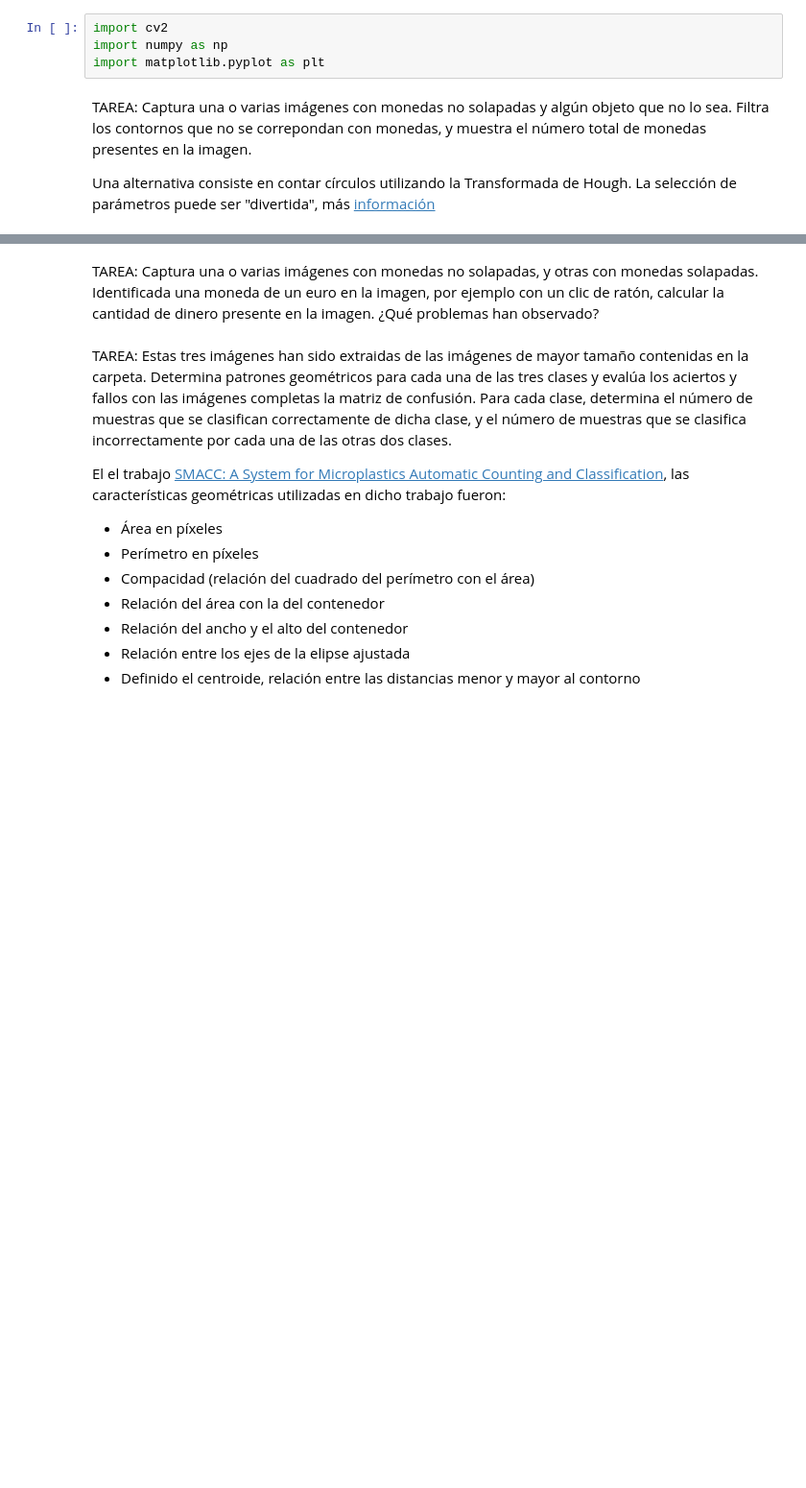
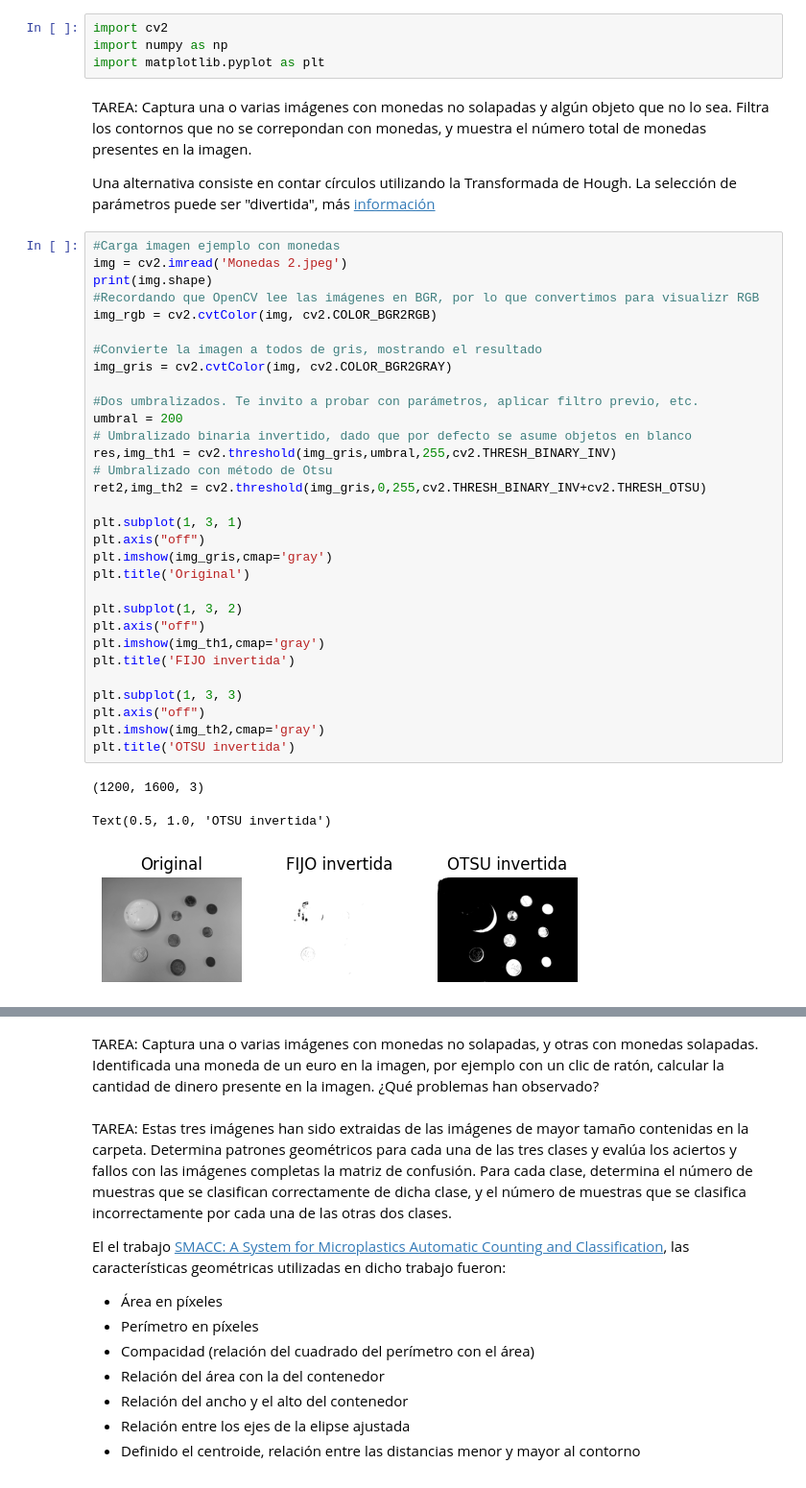
Before and after one commit to xskere/practicasVC, a Jupyter notebook: P3/VC_P3.ipynb, the cells around one changed output, grey strips where cells are left out. Shown: that part at 96% size. Cells and saved outputs as stored; diff of their text form; blank space fills up the shorter version.

Commit message:
Latest images

```diff
--- a/P3/VC_P3.ipynb
+++ b/P3/VC_P3.ipynb
@@ -10,3 +10,38 @@ import matplotlib.pyplot as plt
 TAREA: Captura una o varias imágenes con monedas no solapadas y algún objeto que no lo sea. Filtra los contornos que no se correpondan con monedas, y muestra el número total de monedas presentes en la imagen.
 
 Una alternativa consiste en contar círculos utilizando la Transformada de Hough. La selección de parámetros puede ser "divertida", más [información](https://docs.opencv.org/4.x/da/d53/tutorial_py_houghcircles.html)
+# %%
+#Carga imagen ejemplo con monedas
+img = cv2.imread('Monedas 2.jpeg')
+print(img.shape)
+#Recordando que OpenCV lee las imágenes en BGR, por lo que convertimos para visualizr RGB
+img_rgb = cv2.cvtColor(img, cv2.COLOR_BGR2RGB)
+
+#Convierte la imagen a todos de gris, mostrando el resultado
+img_gris = cv2.cvtColor(img, cv2.COLOR_BGR2GRAY)
+
+#Dos umbralizados. Te invito a probar con parámetros, aplicar filtro previo, etc.
+umbral = 200
+# Umbralizado binaria invertido, dado que por defecto se asume objetos en blanco
+res,img_th1 = cv2.threshold(img_gris,umbral,255,cv2.THRESH_BINARY_INV)
+# Umbralizado con método de Otsu
+ret2,img_th2 = cv2.threshold(img_gris,0,255,cv2.THRESH_BINARY_INV+cv2.THRESH_OTSU)
+
+plt.subplot(1, 3, 1)
+plt.axis("off")
+plt.imshow(img_gris,cmap='gray')
+plt.title('Original')
+
+plt.subplot(1, 3, 2)
+plt.axis("off")
+plt.imshow(img_th1,cmap='gray')
+plt.title('FIJO invertida')
+
+plt.subplot(1, 3, 3)
+plt.axis("off")
+plt.imshow(img_th2,cmap='gray')
+plt.title('OTSU invertida')
+# %% [output]
+(1200, 1600, 3)
+Text(0.5, 1.0, 'OTSU invertida')
+[figure, added]
```
Also changed, not shown: parts of 1 cell of this notebook, 2 other files.
